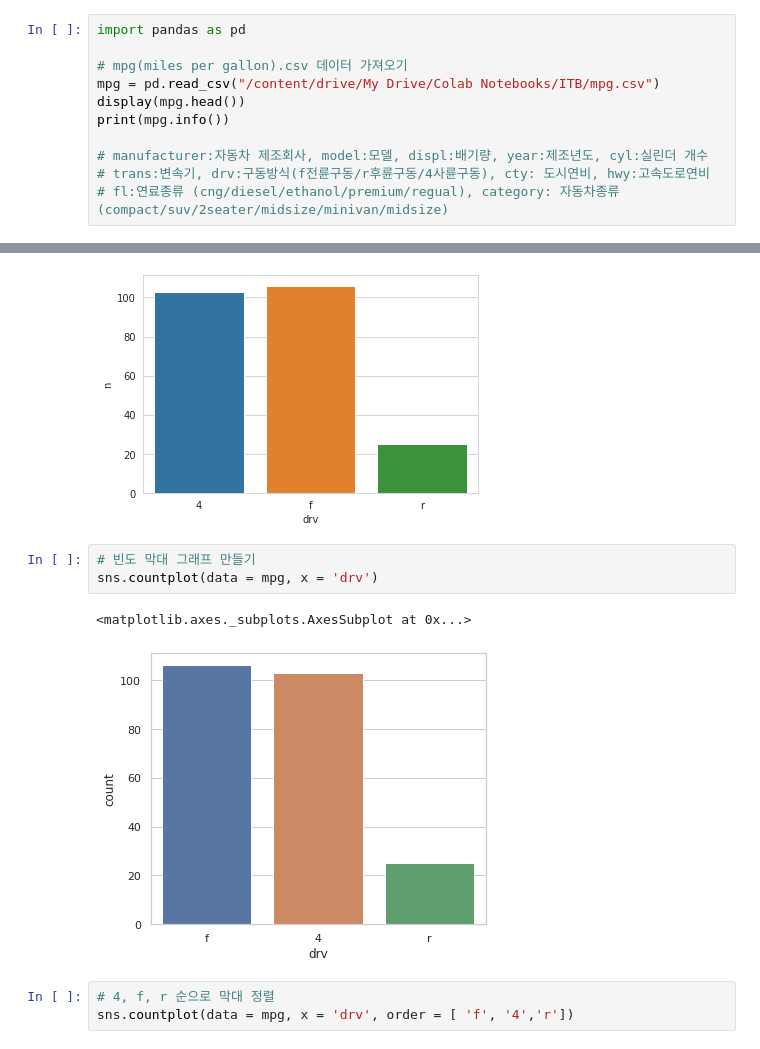
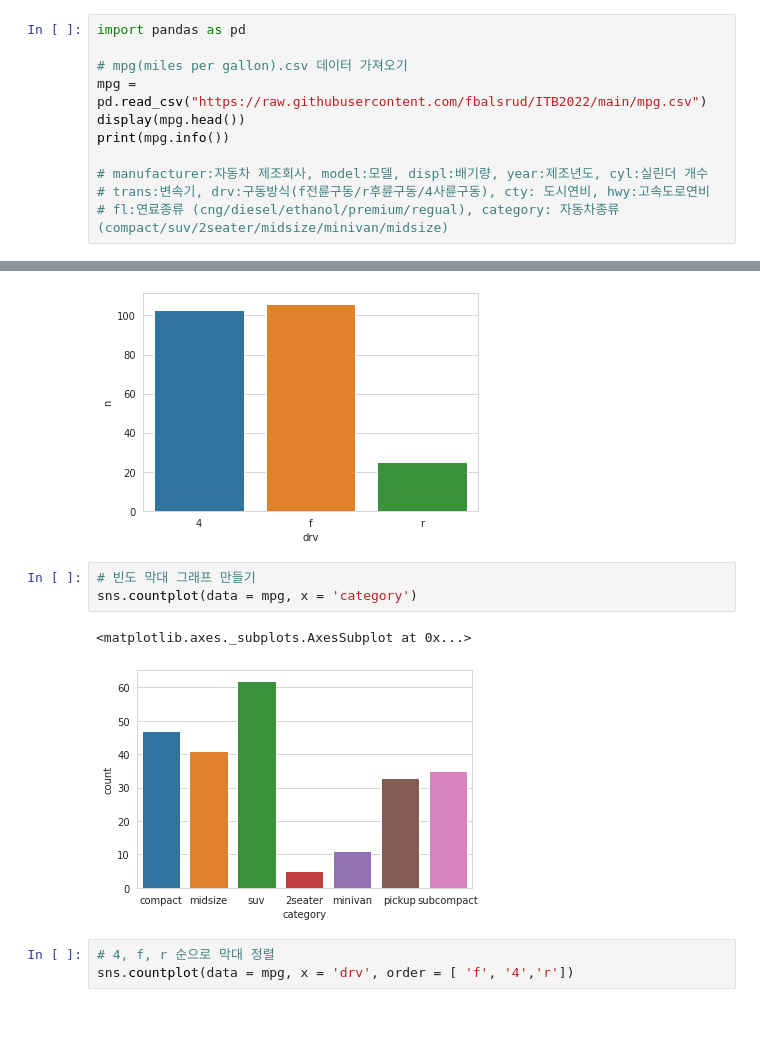
Before and after one commit to fbalsrud/ITB2022, a Jupyter notebook: (실습용)python_vis.ipynb, the cells around one changed output, grey strips where cells are left out. Drawn from its saved outputs; the diff is of its cells as text; blank space fills up the shorter version.

Commit message:
Colaboratory를 통해 생성됨

```diff
--- a/(실습용)python_vis.ipynb
+++ b/(실습용)python_vis.ipynb
@@ -33,7 +33,7 @@ Mounted at /content/drive
 import pandas as pd
 
 # mpg(miles per gallon).csv 데이터 가져오기
-mpg = pd.read_csv("/content/drive/My Drive/Colab Notebooks/ITB/mpg.csv")
+mpg = pd.read_csv("https://raw.githubusercontent.com/fbalsrud/ITB2022/main/mpg.csv")
 display(mpg.head())
 print(mpg.info())
 
@@ -117,10 +141,10 @@ sns.barplot(data = df_mpg, x = 'drv', y = 'n')
 [figure]
 # %%
 # 빈도 막대 그래프 만들기
-sns.countplot(data = mpg, x = 'drv')
+sns.countplot(data = mpg, x = 'category')
 # %% [output]
 <matplotlib.axes._subplots.AxesSubplot at 0x...>
-[figure, old version]
+[figure, new version]
 # %%
 # 4, f, r 순으로 막대 정렬
 sns.countplot(data = mpg, x = 'drv', order = [ 'f', '4','r'])
```
Also changed, not shown: parts of 4 cells of this notebook.
